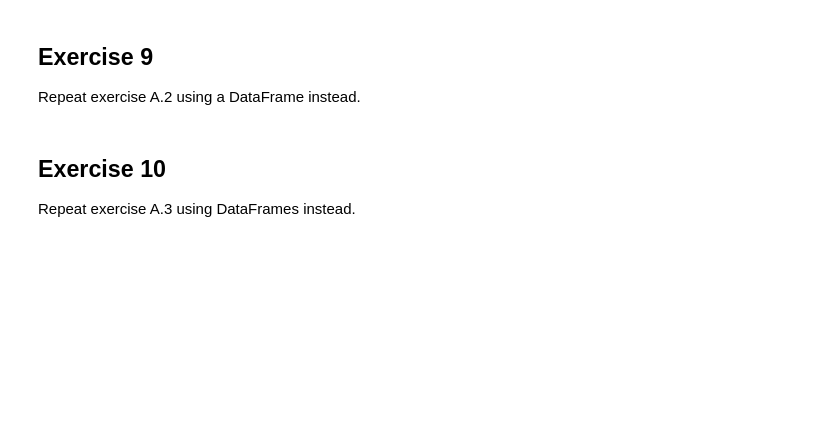
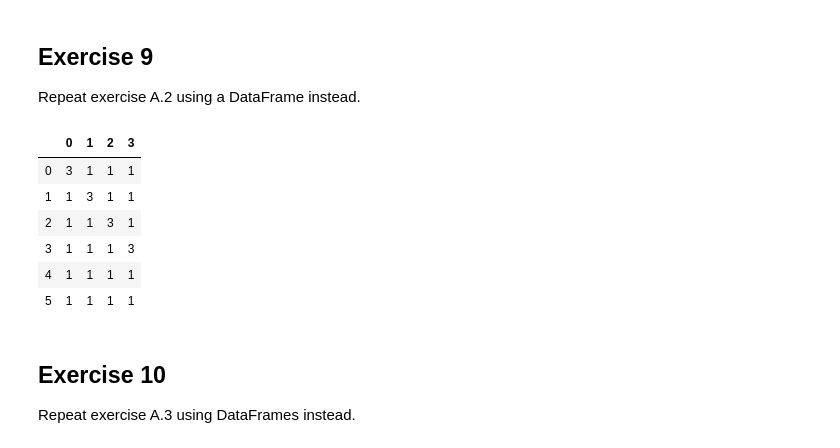
Before and after one commit to 2019-winter/lab-1-adrien-chaussabel, a Jupyter notebook: labs/Lab 1 - Python and NumPy.ipynb, the cells around one changed output. Drawn from its saved outputs; the diff is of its cells as text; code cells hidden in the pictures; blank space fills up the shorter version.

```diff
--- a/labs/Lab 1 - Python and NumPy.ipynb
+++ b/labs/Lab 1 - Python and NumPy.ipynb
@@ -155,3 +177,16 @@ Repeat exercise A.2 using a DataFrame instead.
+# %%
+b2 = pd.DataFrame(1, index = range(6), columns = range(4))
+
+np.fill_diagonal(b2.values, 3)
+b2
+# %% [output]
+|  | 0 | 1 | 2 | 3 |
+| 0 | 3 | 1 | 1 | 1 |
+| 1 | 1 | 3 | 1 | 1 |
+| 2 | 1 | 1 | 3 | 1 |
+| 3 | 1 | 1 | 1 | 3 |
+| 4 | 1 | 1 | 1 | 1 |
+| 5 | 1 | 1 | 1 | 1 |
 # %% [markdown]
 ## Exercise 10
 Repeat exercise A.3 using DataFrames instead.
```
Also changed, not shown: parts of 17 cells of this notebook, 1 other file.
